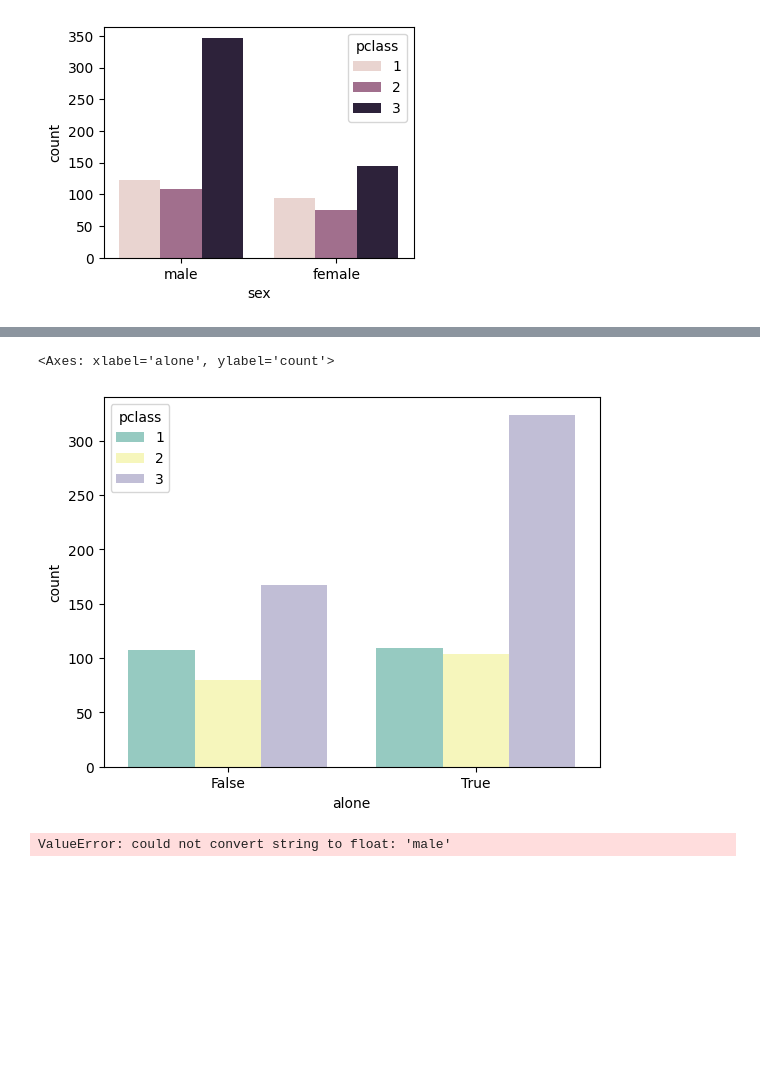
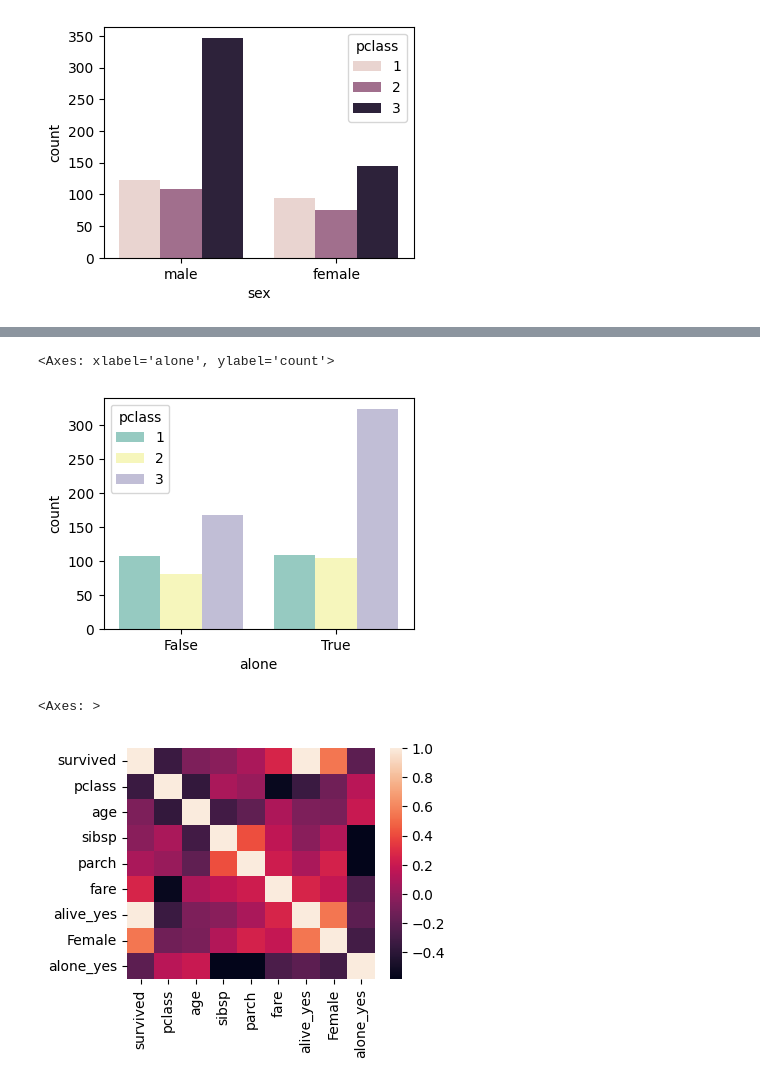
Before and after one commit to JyothsnaGH/PythonforFinance, a Jupyter notebook: Week04_Titanic.ipynb, the cells around one changed output, grey strips where cells are left out. Drawn from its saved outputs; the diff is of its cells as text; code cells hidden in the pictures; blank space fills up the shorter version.

```diff
--- a/Week04_Titanic.ipynb
+++ b/Week04_Titanic.ipynb
@@ -29,4 +22,6 @@ titanic.head()
 # create a column called column_alive which is = 1 if alive is yes and 0 if alive is no
 
 titanic['alive_yes'] = np.where(titanic['alive'] == 'yes', 1, 0)
+titanic['Female'] = np.where(titanic['sex'] == 'female', 1, 0)
+titanic['alone_yes'] = np.where(titanic['alone'] == True, 1, 0)
 titanic.head(2)
@@ -109,10 +102,15 @@ sns.countplot(x='embarked', data=titanic, hue='pclass', order = ['C','Q','S'], p
 # %%
+fig = plt.gcf()
+fig.set_size_inches(4, 3)
 sns.countplot(x='alone', data=titanic, hue='pclass', hue_order=range(1,4), palette='Set3')
 # %% [output]
 <Axes: xlabel='alone', ylabel='count'>
-[figure, old version]
+[figure, new version]
-# %%
-corr = titanic.corr()
-sns.heatmap(corr, annot=True, cmap='coolwarm')
-# %% [output]
-ValueError: could not convert string to float: 'male'
+# %%
+fig = plt.gcf()
+fig.set_size_inches(4, 3)
+Corr=titanic.select_dtypes('number').corr()
+sns.heatmap(Corr)
+# %% [output]
+<Axes: >
+[figure, added]
```
Also changed, not shown: parts of 7 cells of this notebook.
